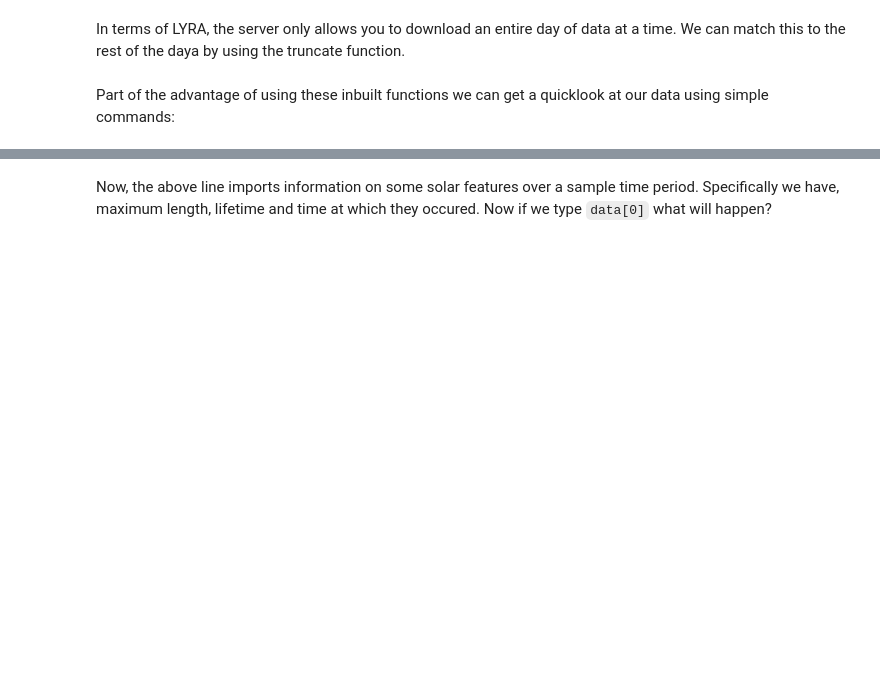
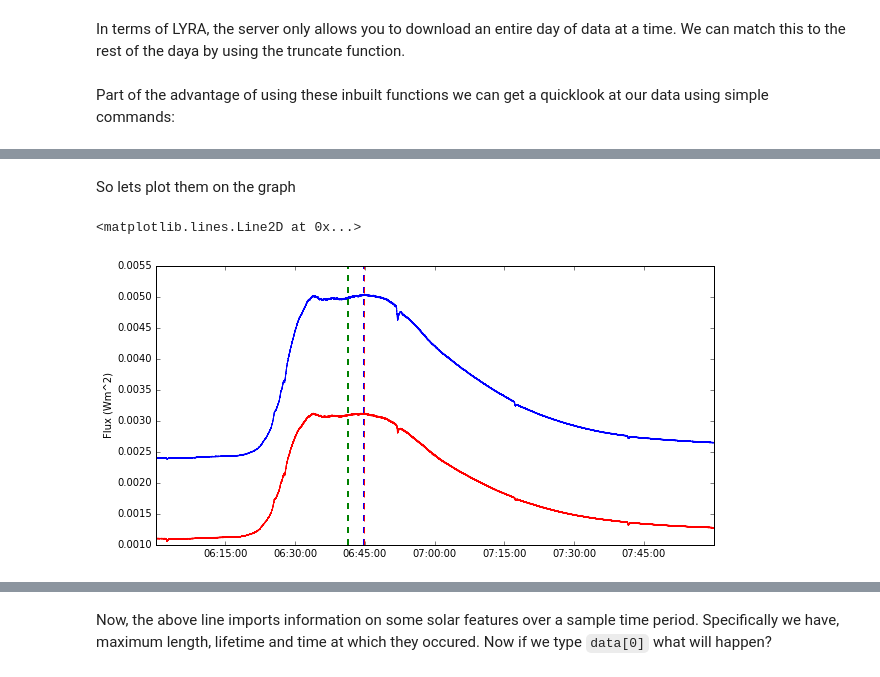
Before and after one commit to OpenAstronomy/workshop_sunpy_astropy, a Jupyter notebook: 09-Time-Series-Data.ipynb, the cells around one changed output, grey strips where cells are left out. Drawn from its saved outputs; the diff is of its cells as text; code cells hidden in the pictures; blank space fills up the shorter version.

```diff
--- a/09-Time-Series-Data.ipynb
+++ b/09-Time-Series-Data.ipynb
@@ -56,0 +131,9 @@ goes_lightcurve.peek()
+# %%
+max_t_goes_long = goes_lightcurve.data['xrsb'].idxmax()
+max_t_goes_short = goes_lightcurve.data['xrsa'].idxmax()
+max_t_lyra_al = lyra_lightcurve.data['CHANNEL3'].idxmax()
+max_t_lyra_zr = lyra_lightcurve.data['CHANNEL4'].idxmax()
+print('GOES long: ', max_t_goes_long)
+print('GOES short: ', max_t_goes_short)
+print('LYRA Al: ', max_t_lyra_al)
+print('LYRA Zr: ', max_t_lyra_zr)
@@ -56,0 +145,16 @@ goes_lightcurve.peek()
+# %% [markdown]
+So lets plot them on the graph
+# %%
+# create figure with raw curves
+plt.figure(1, figsize=(10,5))
+plt.plot(lyra_lightcurve.data.index, lyra_lightcurve.data['CHANNEL3'], color='blue', label='Al filter')
+plt.plot(lyra_lightcurve.data.index, lyra_lightcurve.data['CHANNEL4'], color='red', label='Zr filter')
+plt.ylabel('Flux (Wm^2)')
+
+# max lines
+plt.axvline(max_t_lyra_al,color='blue',linestyle='dashed', linewidth=2)
+plt.axvline(max_t_lyra_zr,color='red',linestyle='dashed')
+plt.axvline(max_t_goes_long,color='green',linestyle='dashed',linewidth=2)
+# %% [output]
+<matplotlib.lines.Line2D at 0x...>
+[figure, added]
```
Also changed, not shown: parts of 29 cells of this notebook.
